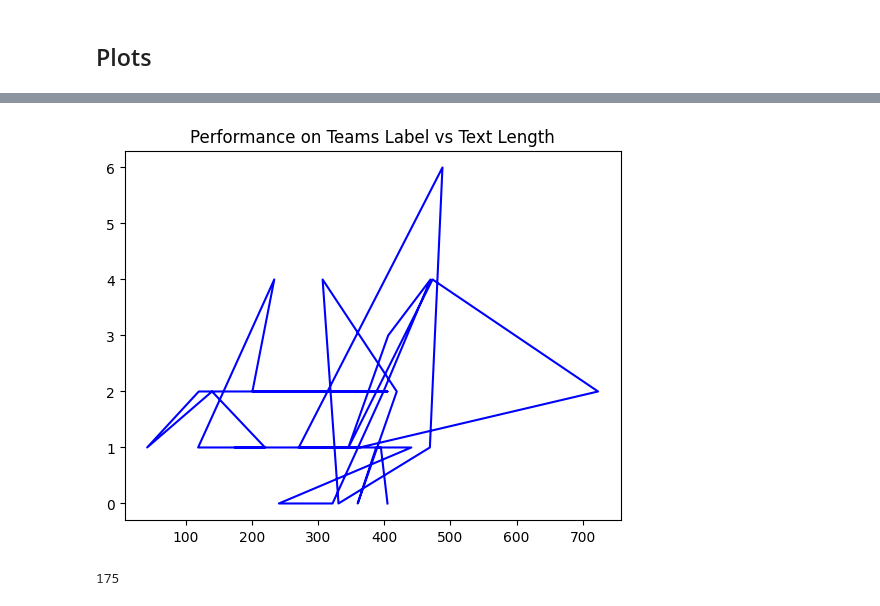
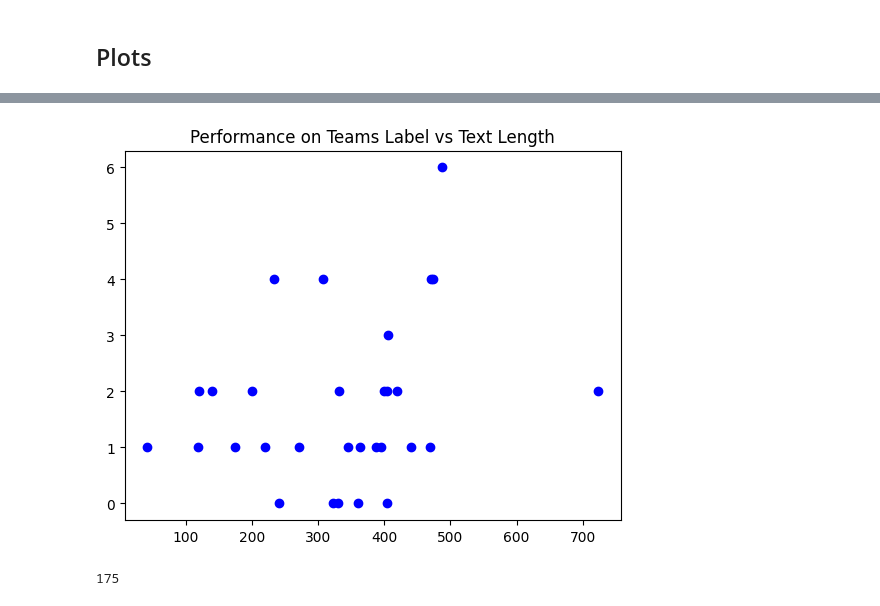
Before and after one commit to AymericTiberghien/NLP_ENSAE, a Jupyter notebook: GliNER_Analysis_Football_Players.ipynb, the cells around one changed output, grey strips where cells are left out. Drawn from its saved outputs; the diff is of its cells as text; code cells hidden in the pictures.

```diff
--- a/GliNER_Analysis_Football_Players.ipynb
+++ b/GliNER_Analysis_Football_Players.ipynb
@@ -1182,9 +1186,9 @@ plt.show()
 # %%
-plt.plot(df_testo['Length_Text'],df_testo['Teams_Diff'],label='Person',color='blue')
+plt.scatter(df_testo['Length_Text'],df_testo['Teams_Diff'],label='Person',color='blue')
 plt.title('Performance on Teams Label vs Text Length')
 plt.show()
 # %% [output]
-[figure, old version]
+[figure, new version]
 # %%
 len(df_testo['Text'][0].split())
 # %% [output]
```
Also changed, not shown: parts of 7 cells of this notebook.
